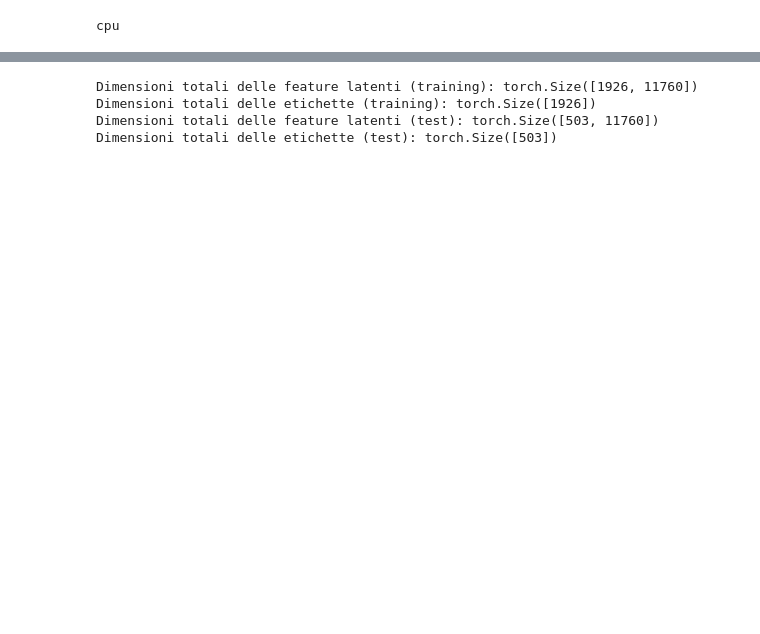
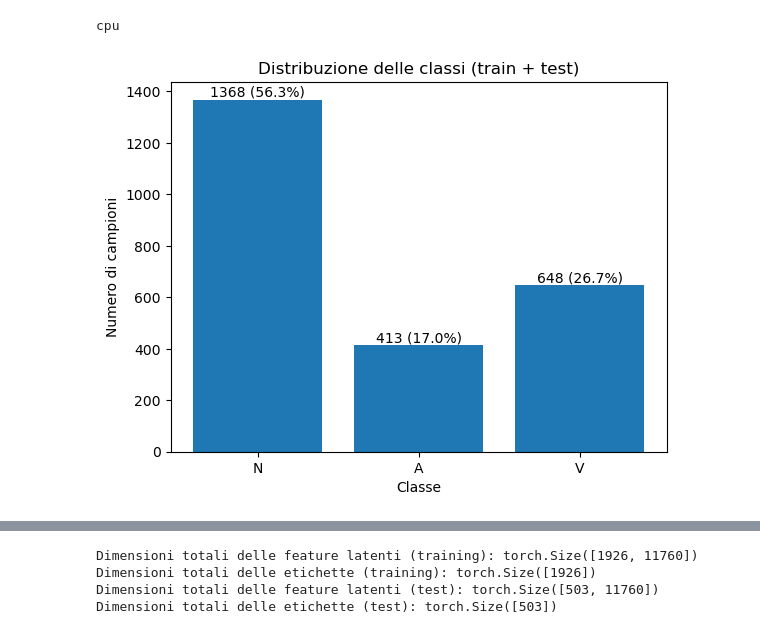
Before and after one commit to Zack9961/MIT-BIH-Database-Classification-using-CNN-and-Generated-ECG-Images, a Jupyter notebook: cnn_mitbih_classification.ipynb, the cells around one changed output, grey strips where cells are left out. Saved outputs shown, nothing was run; the diff lists cells and outputs as text; code cells hidden in the pictures; blank space fills up the shorter version.

```diff
--- a/cnn_mitbih_classification.ipynb
+++ b/cnn_mitbih_classification.ipynb
@@ -141,6 +141,27 @@ num_epochs = 5
 learning_rate = 0.001
 # %% [output]
 cpu
+# %%
+def stampa_istogramma(train_loader, test_loader, etichette):
+    classi = [0] * len(etichette)
+    with torch.no_grad():
+        for loader in [train_loader, test_loader]:
+            for _, labels in loader:
+                for label in labels:
+                    classi[label.item()] += 1
+    totale = sum(classi)
+    plt.bar(etichette, classi)
+    for i, valore in enumerate(classi):
+        plt.text(i, valore, f"{valore} ({valore / totale * 100:.1f}%)", ha='center', va='bottom')
+    plt.xlabel('Classe')
+    plt.ylabel('Numero di campioni')
+    plt.title('Distribuzione delle classi (train + test)')
+    plt.show()
+
+# Stampa istogramma per i dataset di addestramento e test combinati
+stampa_istogramma(train_loader, test_loader, etichette)
+# %% [output]
+[figure, added]
 # %%
 # creo architettura CNN
 class ConvNet(nn.Module):
```
Also changed, not shown: parts of 11 cells of this notebook, 10 other files.
